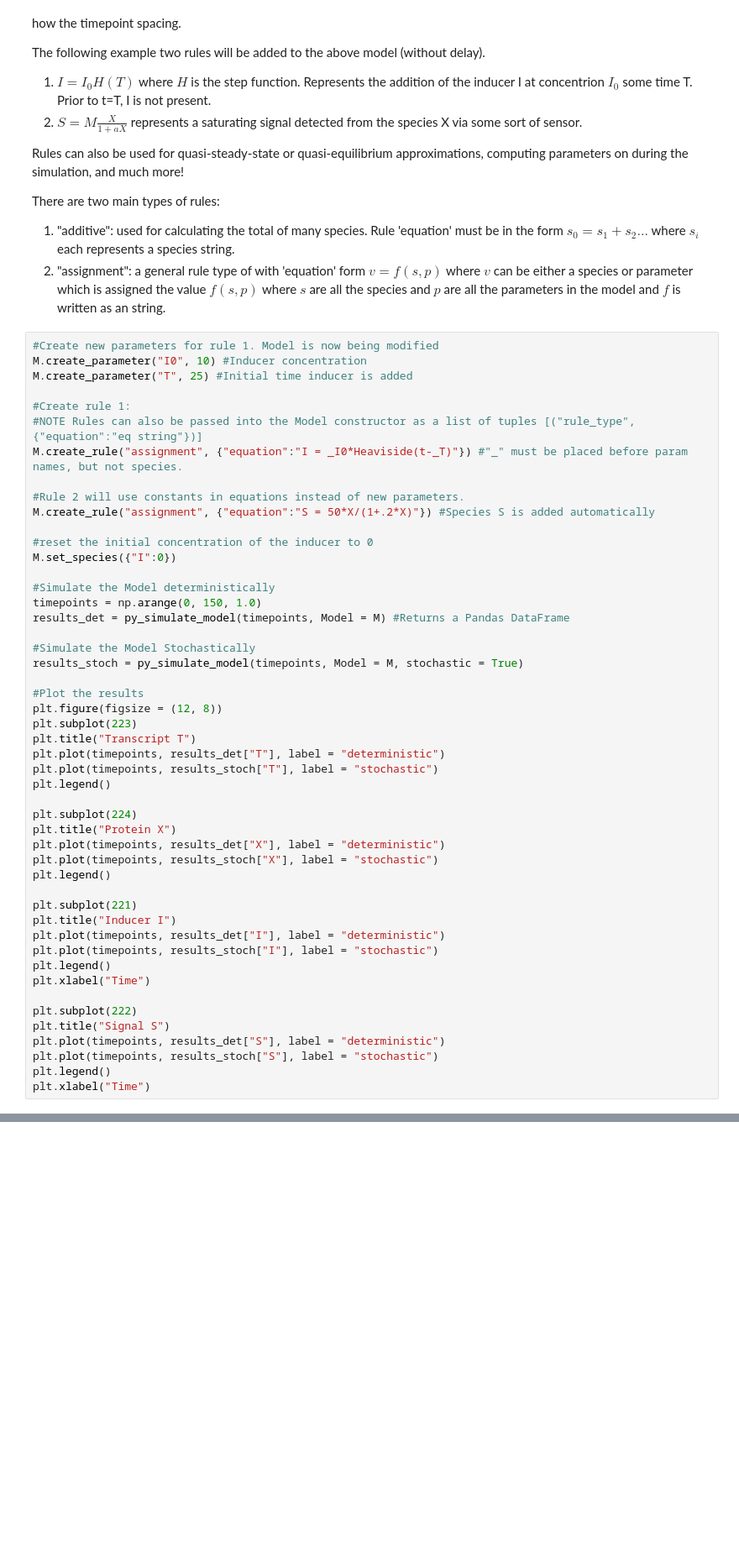
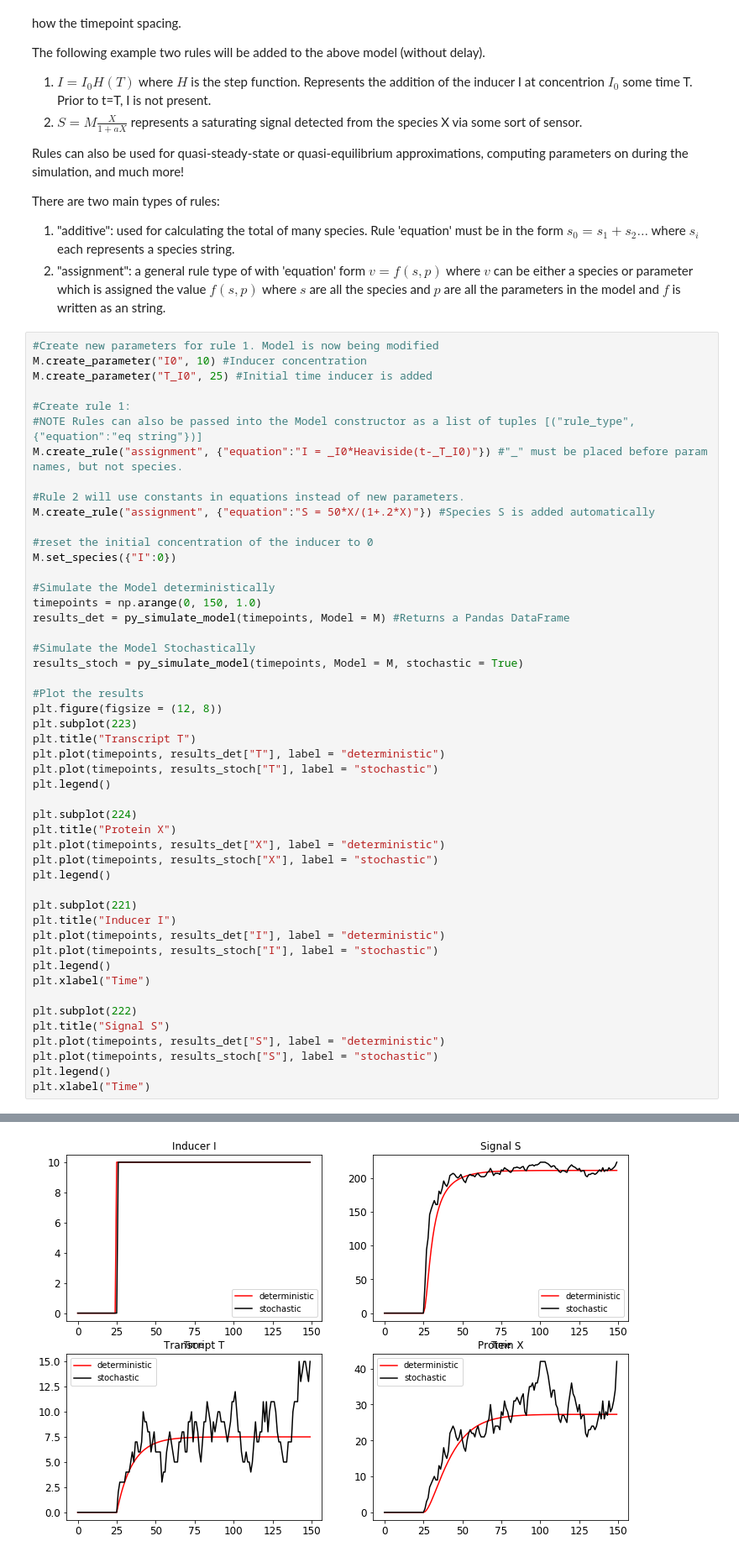
Before and after one commit to biocircuits/bioscrape, a Jupyter notebook: examples/Basic Examples - START HERE.ipynb, the cells around one changed output, grey strips where cells are left out. Shown at 84% size. Saved outputs shown, nothing was run; the diff lists cells and outputs as text; blank space fills up the shorter version.

```diff
--- a/examples/Basic Examples - START HERE.ipynb
+++ b/examples/Basic Examples - START HERE.ipynb
@@ -159,11 +165,11 @@ There are two main types of rules:
 # %%
 #Create new parameters for rule 1. Model is now being modified
 M.create_parameter("I0", 10) #Inducer concentration
-M.create_parameter("T", 25) #Initial time inducer is added
+M.create_parameter("T_I0", 25) #Initial time inducer is added
 
 #Create rule 1:
 #NOTE Rules can also be passed into the Model constructor as a list of tuples [("rule_type", {"equation":"eq string"})]
-M.create_rule("assignment", {"equation":"I = _I0*Heaviside(t-_T)"}) #"_" must be placed before param names, but not species.
+M.create_rule("assignment", {"equation":"I = _I0*Heaviside(t-_T_I0)"}) #"_" must be placed before param names, but not species.
 
 #Rule 2 will use constants in equations instead of new parameters.
 M.create_rule("assignment", {"equation":"S = 50*X/(1+.2*X)"}) #Species S is added automatically
@@ -205,3 +211,4 @@ plt.plot(timepoints, results_det["S"], label = "deterministic")
 plt.plot(timepoints, results_stoch["S"], label = "stochastic")
 plt.legend()
 plt.xlabel("Time")
+# %% [output]
@@ -208,3 +216,4 @@ plt.xlabel("Time")
+[figure, added]
 # %% [markdown]
 ## SBML Support : Saving and Loading Bioscrape Models via [SBML](http://sbml.org)
 Models can be saved and loaded as SBML. Here we will save and load the transcription translation model to a SBML file. Delays, compartments, function definitions, and other non-standard SBML is not supported.
```
Also changed, not shown: parts of 11 cells of this notebook, 9 other files.
